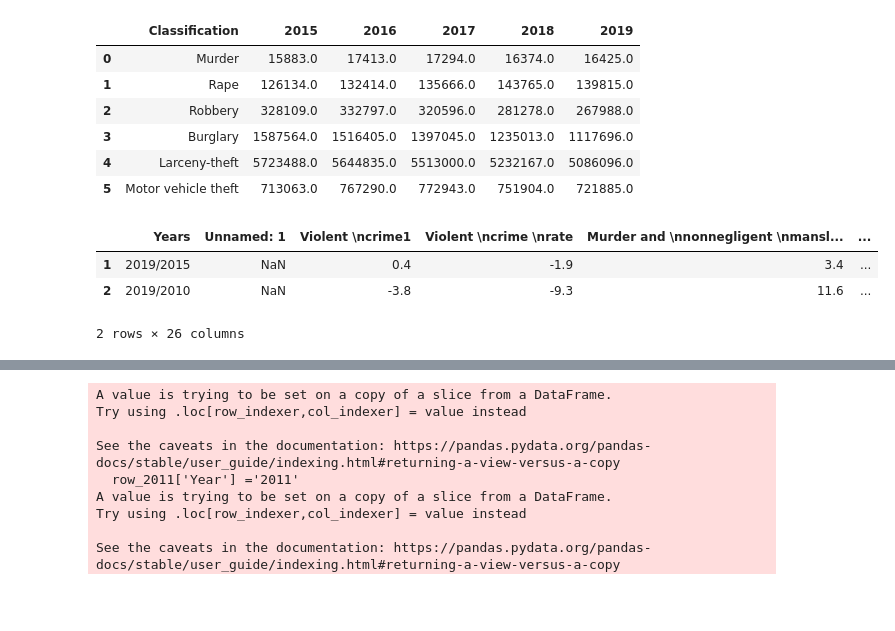
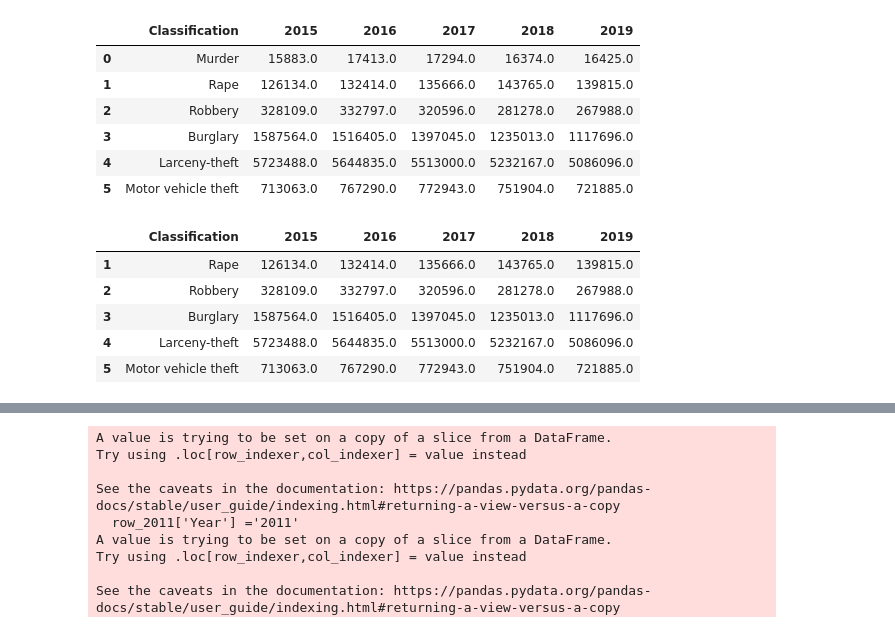
Before and after one commit to Expopanda/Project_1, a Jupyter notebook: shunjiaanalysis.ipynb, the cells around one changed output, grey strips where cells are left out. Drawn from its saved outputs; the diff is of its cells as text; code cells hidden in the pictures; blank space fills up the shorter version.

```diff
--- a/shunjiaanalysis.ipynb
+++ b/shunjiaanalysis.ipynb
@@ -70,14 +70,16 @@ file = Path("../Project_1/Resources/FBI_clean_data_national.csv")
 FBI_clean_national_data.to_csv(file, index=False)
 # %%
 # cleanup data by rows
-rows_to_drop_df = FBI_national_change.drop([0])
+rows_to_drop_df = FBI_clean_national_data.drop([0])
 
 rows_to_drop_df
 # %% [output]
-|  | Years | Unnamed: 1 | Violent \ncrime1 | Violent \ncrime \nrate | Murder and \nnonnegligent \nmansl... | ... |
-| 1 | 2019/2015 | NaN | 0.4 | -1.9 | 3.4 | ... |
-| 2 | 2019/2010 | NaN | -3.8 | -9.3 | 11.6 | ... |
+|  | Classification | 2015 | 2016 | 2017 | 2018 | 2019 |
+| 1 | Rape | 126134.0 | 132414.0 | 135666.0 | 143765.0 | 139815.0 |
+| 2 | Robbery | 328109.0 | 332797.0 | 320596.0 | 281278.0 | 267988.0 |
+| 3 | Burglary | 1587564.0 | 1516405.0 | 1397045.0 | 1235013.0 | 1117696.0 |
+| 4 | Larceny-theft | 5723488.0 | 5644835.0 | 5513000.0 | 5232167.0 | 5086096.0 |
+| 5 | Motor vehicle theft | 713063.0 | 767290.0 | 772943.0 | 751904.0 | 721885.0 |
-2 rows × 26 columns
 # %%
 # import the state files
 file_1 = Path("../Project_1/Resources/FBI_2010_illinois_amended.csv")
```
Also changed, not shown: parts of 2 cells of this notebook.
